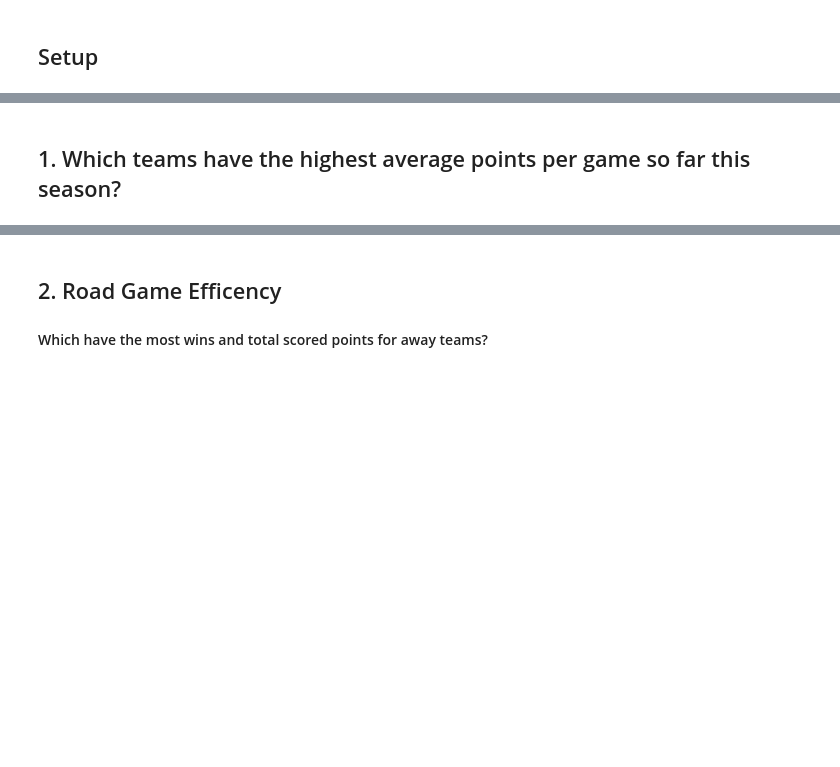
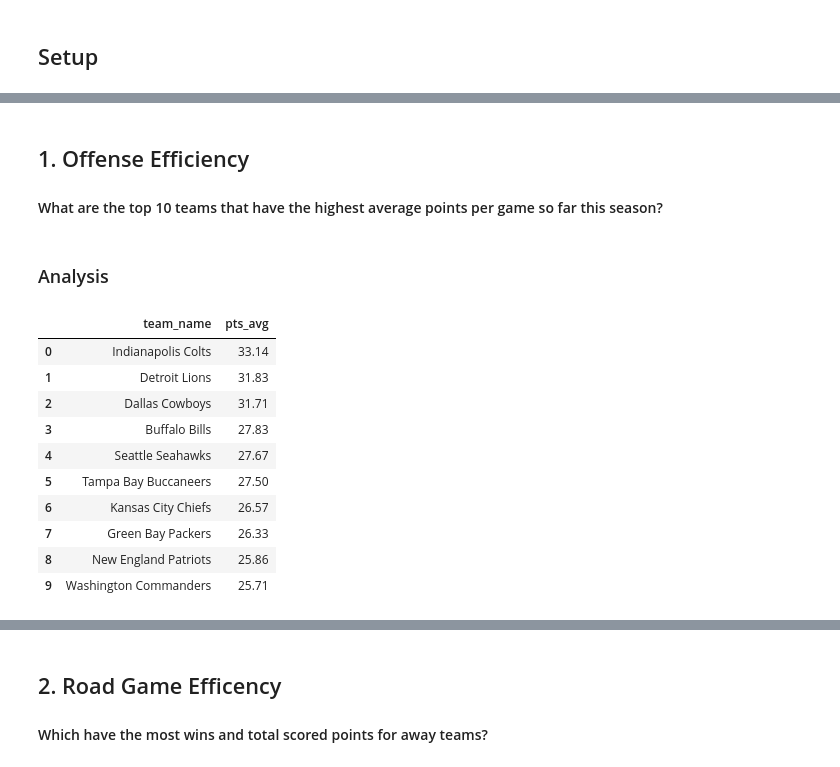
Before and after one commit to danlaratta/nfl_data_analysis, a Jupyter notebook: analysis/analysis.ipynb, the cells around one changed output, grey strips where cells are left out. Drawn from its saved outputs; the diff is of its cells as text; code cells hidden in the pictures; blank space fills up the shorter version.

```diff
--- a/analysis/analysis.ipynb
+++ b/analysis/analysis.ipynb
@@ -45,6 +48,34 @@ df.head(10)
 | 8 | 401772810 | 3 | 16 | 3933 | regular-season | 1 | 2025-09-09 00:15:00+00:00 | 58742 |
 | 9 | 401772827 | 28 | 19 | 3719 | regular-season | 1 | 2025-09-07 17:00:00+00:00 | 64544 |
 # %% [markdown]
-## 1. Which teams have the highest average points per game so far this season?
+## 1. Offense Efficiency
+#### What are the top 10 teams that have the highest average points per game so far this season?
+# %% [markdown]
+### Analysis
 # %%
-# Query
+# Query for data - selects teams and their avg points scored per week on the season
+query = """
+    SELECT t.team_name, ROUND(AVG(s.points_scored), 2) AS pts_avg
+    FROM teams AS t
+    JOIN stats AS s
+        ON t.team_id = s.team_id
+    GROUP BY t.team_name
+    ORDER BY pts_avg DESC
+    LIMIT 10;
+"""
+
+# Convert data to a dataframe
+avg_pts_df: pd.DataFrame = pd.read_sql(query, engine)
+avg_pts_df.head(32)
+# %% [output]
+|  | team_name | pts_avg |
+| 0 | Indianapolis Colts | 33.14 |
+| 1 | Detroit Lions | 31.83 |
+| 2 | Dallas Cowboys | 31.71 |
+| 3 | Buffalo Bills | 27.83 |
+| 4 | Seattle Seahawks | 27.67 |
+| 5 | Tampa Bay Buccaneers | 27.50 |
+| 6 | Kansas City Chiefs | 26.57 |
+| 7 | Green Bay Packers | 26.33 |
+| 8 | New England Patriots | 25.86 |
+| 9 | Washington Commanders | 25.71 |
```
Also changed, not shown: parts of 12 cells of this notebook.
